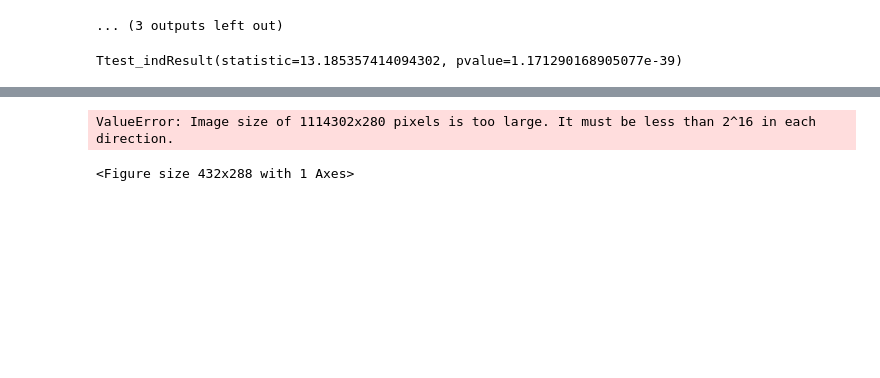
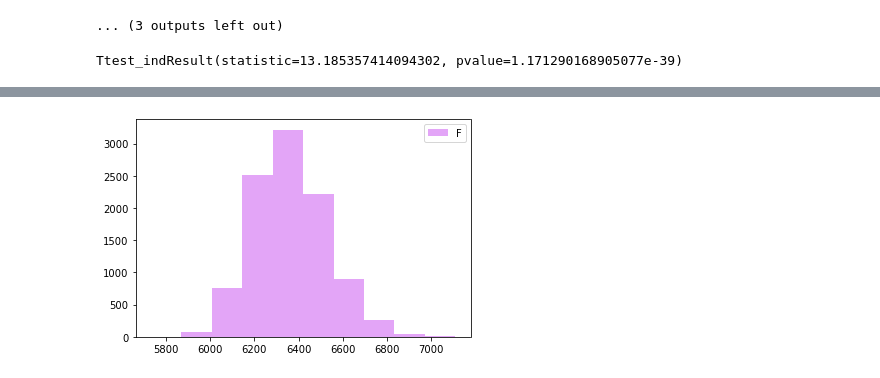
Before and after one commit to Satch7320/Galvanize, a Jupyter notebook: capstone1/Capstone_1.ipynb, the cells around one changed output, grey strips where cells are left out. Saved outputs shown, nothing was run; the diff lists cells and outputs as text; code cells hidden in the pictures; blank space fills up the shorter version.

```diff
--- a/capstone1/Capstone_1.ipynb
+++ b/capstone1/Capstone_1.ipynb
@@ -54,16 +69,18 @@ memory usage: 46.2+ MB
 # %%
-def make_hist(x):
+def make_hist(x, ax, label=None, orientation='vertical', alpha = .7):
     r = random.random()
     g = random.random()
     b = random.random()
-    ax.hist(x, bins = 100, alpha = .3, color = (r,g,b))
-    ax.set_xlabel(x)
-    plt.tight_layout()
-    plt.show()
+    ax.hist(x, alpha = alpha, color = (r,g,b), orientation = orientation)
+    plt.legend(label)
+    #ax.set_xlabel(x)
+    #plt.tight_layout()
+    #plt.show()
 
 def subtable(category):
     df = late_csv[late_csv['main_category'] == category]
     return df
+
 
 def bootstrap(samp, num_bs_sam = 10000):
     bs = []
@@ -283,6 +239,5 @@ Ttest_indResult(statistic=1321.8102266526614, pvalue=0.0)
 # %%
 fig, ax = plt.subplots()
-make_hist(fv_bs_mean[1])
+make_hist(fv_bs_mean[1], ax, 'Film & Video Bootstrapped Mean')
 # %% [output]
-ValueError: Image size of 1114302x280 pixels is too large. It must be less than 2^16 in each direction.
-<Figure size 432x288 with 1 Axes>
+[figure, added]
```
Also changed, not shown: parts of 14 cells of this notebook, 21 other files.
